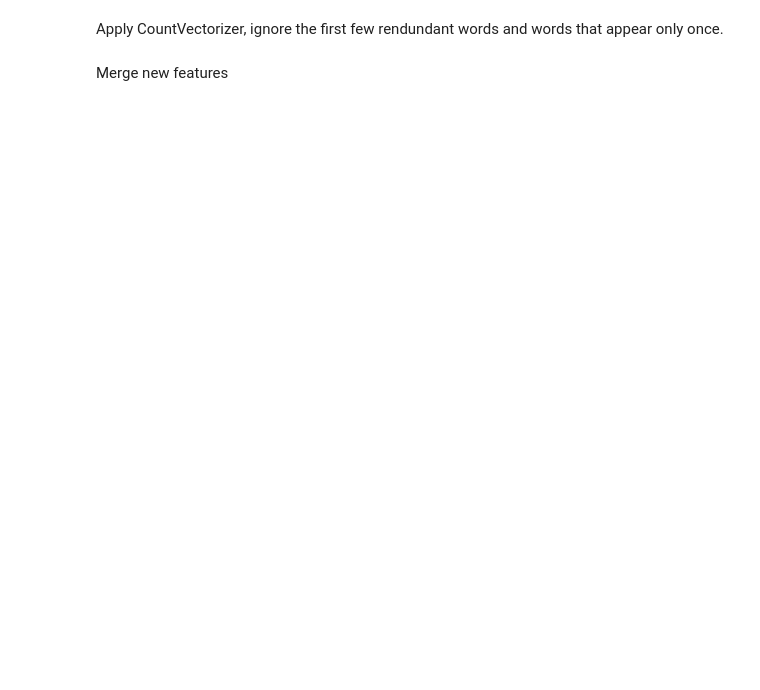
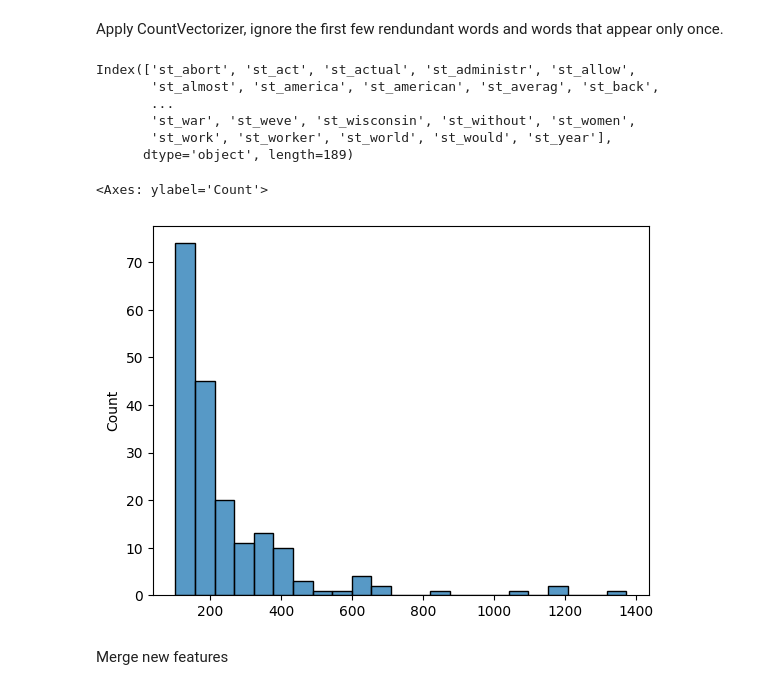
Before and after one commit to TanatPi/ESWD-Term-Project, a Jupyter notebook: true-false-news-classification-eswd-term-project.ipynb, the cells around one changed output. Saved outputs shown, nothing was run; the diff lists cells and outputs as text; code cells hidden in the pictures; blank space fills up the shorter version.

```diff
--- a/true-false-news-classification-eswd-term-project.ipynb
+++ b/true-false-news-classification-eswd-term-project.ipynb
@@ -11,0 +7,6 @@ df.columns = ["ID", "label", "statement", "subject", "speaker", "speaker_job", "
+# %%
+# Read TSV data
+columns = ["ID", "label_6", "statement", "subject", "speaker", "speaker_job", "state", "party", "pof_count", "false_count", "barelytrue_count", "halftrue_count", "mostlytrue_count", "context"]
+train_data = pd.read_table("/kaggle/input/LIARbyYang/train.tsv", header = None, names = columns)
+cv_data = pd.read_table("/kaggle/input/LIARbyYang/valid.tsv", header = None, names = columns)
+test_data = pd.read_table("/kaggle/input/LIARbyYang/test.tsv", header = None, names = columns)
@@ -62 +117,3 @@ Vectorize tokens
+# %%
+train_data['stemmed_statement_token'] = tokenize_and_stem(train_data['statement']) # Process statement strings
 # %%
@@ -86,10 +176,29 @@ words_in_statements[0:20]
 Apply CountVectorizer, ignore the first few rendundant words and words that appear only once.
 # %%
 from sklearn.feature_extraction.text import CountVectorizer
-vectorizer = CountVectorizer(analyzer=lambda x: x, max_df = 1400 ,min_df = 2) # need analyzer=lambda x: x to disable the analyzer, since the input is pandas series of lists.
-X = vectorizer.fit_transform(df['stemmed_statement_token'])
-new_features = pd.DataFrame(X.toarray(), columns = vectorizer.get_feature_names_out()) # Get new features from countvectorizer
-new_features.columns = 'statement_' + new_features.columns # add prefix to the column names
+cv_statement = CountVectorizer(analyzer=lambda x: x, max_df = 1400 ,min_df = 100) # need analyzer=lambda x: x to disable the analyzer, since the input is pandas series of lists.
+vectors = cv_statement.fit_transform(train_data['stemmed_statement_token'])
+
+def new_features(X, string, vectorizer):
+    new_features = pd.DataFrame(X.toarray(), columns = vectorizer.get_feature_names_out()) # Get new features from countvectorizer
+    new_features.columns = string+ '_' + new_features.columns # add prefix to the column names
+    return new_features
+
+statement_vector = new_features(vectors, 'st', cv_statement)
+# %%
+statement_vector.columns
+# %% [output]
+Index(['st_abort', 'st_act', 'st_actual', 'st_administr', 'st_allow',
+       'st_almost', 'st_america', 'st_american', 'st_averag', 'st_back',
+       ...
+       'st_war', 'st_weve', 'st_wisconsin', 'st_without', 'st_women',
+       'st_work', 'st_worker', 'st_world', 'st_would', 'st_year'],
+      dtype='object', length=189)
+# %%
+sns.histplot(np.sum(statement_vector, axis = 0))
+# %% [output]
+<Axes: ylabel='Count'>
+[figure, added]
 # %% [markdown]
 Merge new features
 # %%
```
Also changed, not shown: parts of 87 cells of this notebook.
